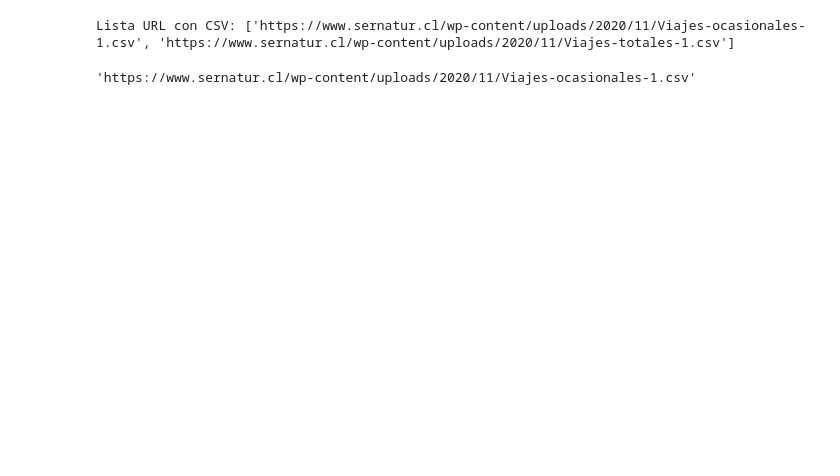
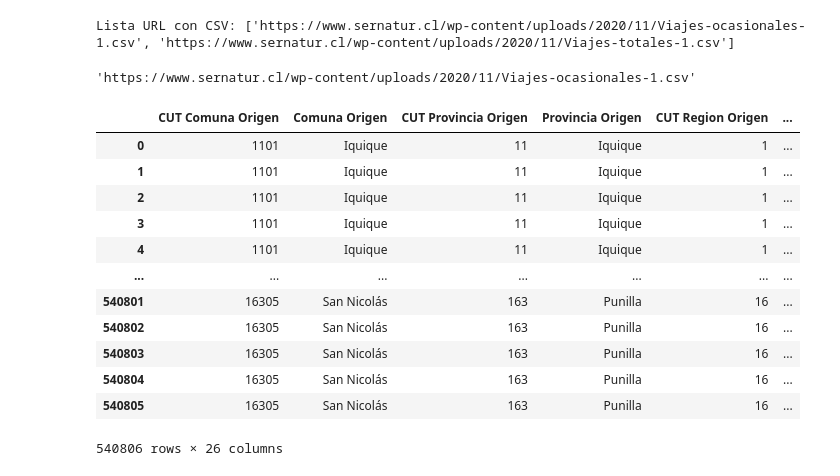
Before and after one commit to bartowen/Tour_Data_Pro, a Jupyter notebook: src/webscrapping.ipynb, the cells around one changed output. Drawn from its saved outputs; the diff is of its cells as text; code cells hidden in the pictures; blank space fills up the shorter version.

```diff
--- a/src/webscrapping.ipynb
+++ b/src/webscrapping.ipynb
@@ -85,2 +87,21 @@ response = requests.get(url_viajes_ocasionales_csv,headers=headers)
 with open("/workspaces/Exploracion_Proyecto_Final/data/raw/viajes_ocasionales.csv", "wb") as file:
     file.write(response.content)
+# %%
+# Se Comprueba
+
+df = pd.read_csv('/workspaces/Exploracion_Proyecto_Final/data/raw/viajes_ocasionales.csv', sep=';')
+df
+# %% [output]
+|  | CUT Comuna Origen | Comuna Origen | CUT Provincia Origen | Provincia Origen | CUT Region Origen | ... |
+| 0 | 1101 | Iquique | 11 | Iquique | 1 | ... |
+| 1 | 1101 | Iquique | 11 | Iquique | 1 | ... |
+| 2 | 1101 | Iquique | 11 | Iquique | 1 | ... |
+| 3 | 1101 | Iquique | 11 | Iquique | 1 | ... |
+| 4 | 1101 | Iquique | 11 | Iquique | 1 | ... |
+| ... | ... | ... | ... | ... | ... | ... |
+| 540801 | 16305 | San Nicolás | 163 | Punilla | 16 | ... |
+| 540802 | 16305 | San Nicolás | 163 | Punilla | 16 | ... |
+| 540803 | 16305 | San Nicolás | 163 | Punilla | 16 | ... |
+| 540804 | 16305 | San Nicolás | 163 | Punilla | 16 | ... |
+| 540805 | 16305 | San Nicolás | 163 | Punilla | 16 | ... |
+540806 rows × 26 columns
```
Also changed, not shown: parts of 1 cell of this notebook.
